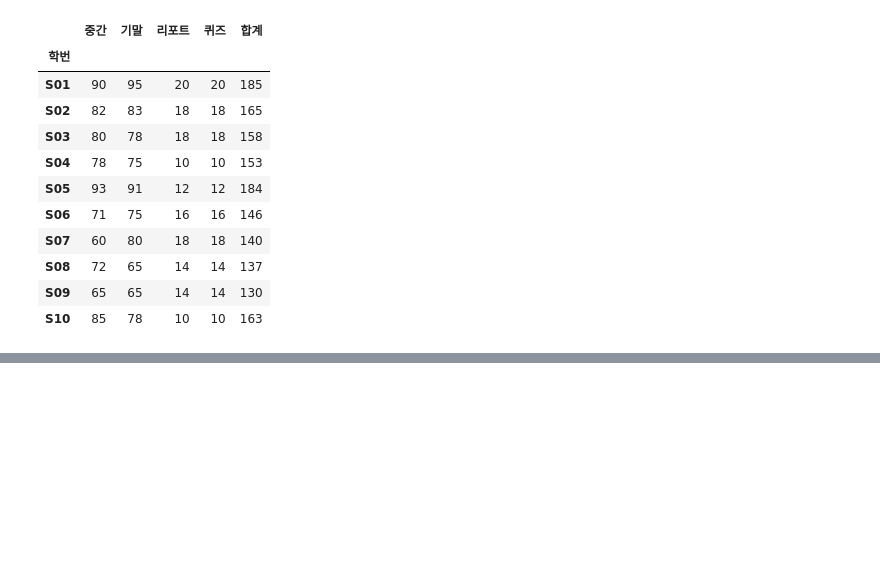
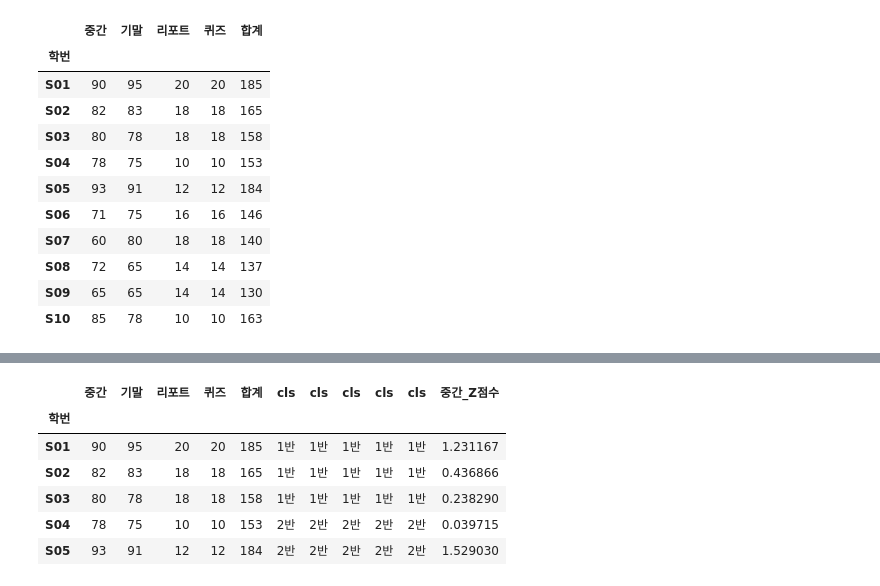
Before and after one commit to RANNY1042/DataScience, a Jupyter notebook: 0527_파이썬 기초.ipynb, the cells around one changed output, grey strips where cells are left out. Saved outputs shown, nothing was run; the diff lists cells and outputs as text; code cells hidden in the pictures; blank space fills up the shorter version.

```diff
--- a/0527_파이썬 기초.ipynb
+++ b/0527_파이썬 기초.ipynb
@@ -983,0 +999,16 @@ IndexError: index 6 is out of bounds for axis 0 with size 5
+# %%
+import numpy as np
+
+mid_avg = np.mean(df1["중간"])
+mid_std = np.std(df1["중간"])
+
+df1["중간_Z점수"]=(df1["중간"]-mid_avg)/mid_std
+df1.head()
+# %% [output]
+|  | 중간 | 기말 | 리포트 | 퀴즈 | 합계 | cls | cls | cls | cls | cls | 중간_Z점수 |
+| 학번 |  |  |  |  |  |  |  |  |  |  |  |
+| S01 | 90 | 95 | 20 | 20 | 185 | 1반 | 1반 | 1반 | 1반 | 1반 | 1.231167 |
+| S02 | 82 | 83 | 18 | 18 | 165 | 1반 | 1반 | 1반 | 1반 | 1반 | 0.436866 |
+| S03 | 80 | 78 | 18 | 18 | 158 | 1반 | 1반 | 1반 | 1반 | 1반 | 0.238290 |
+| S04 | 78 | 75 | 10 | 10 | 153 | 2반 | 2반 | 2반 | 2반 | 2반 | 0.039715 |
+| S05 | 93 | 91 | 12 | 12 | 184 | 2반 | 2반 | 2반 | 2반 | 2반 | 1.529030 |
```
Also changed, not shown: parts of 19 cells of this notebook, 1 other file.
